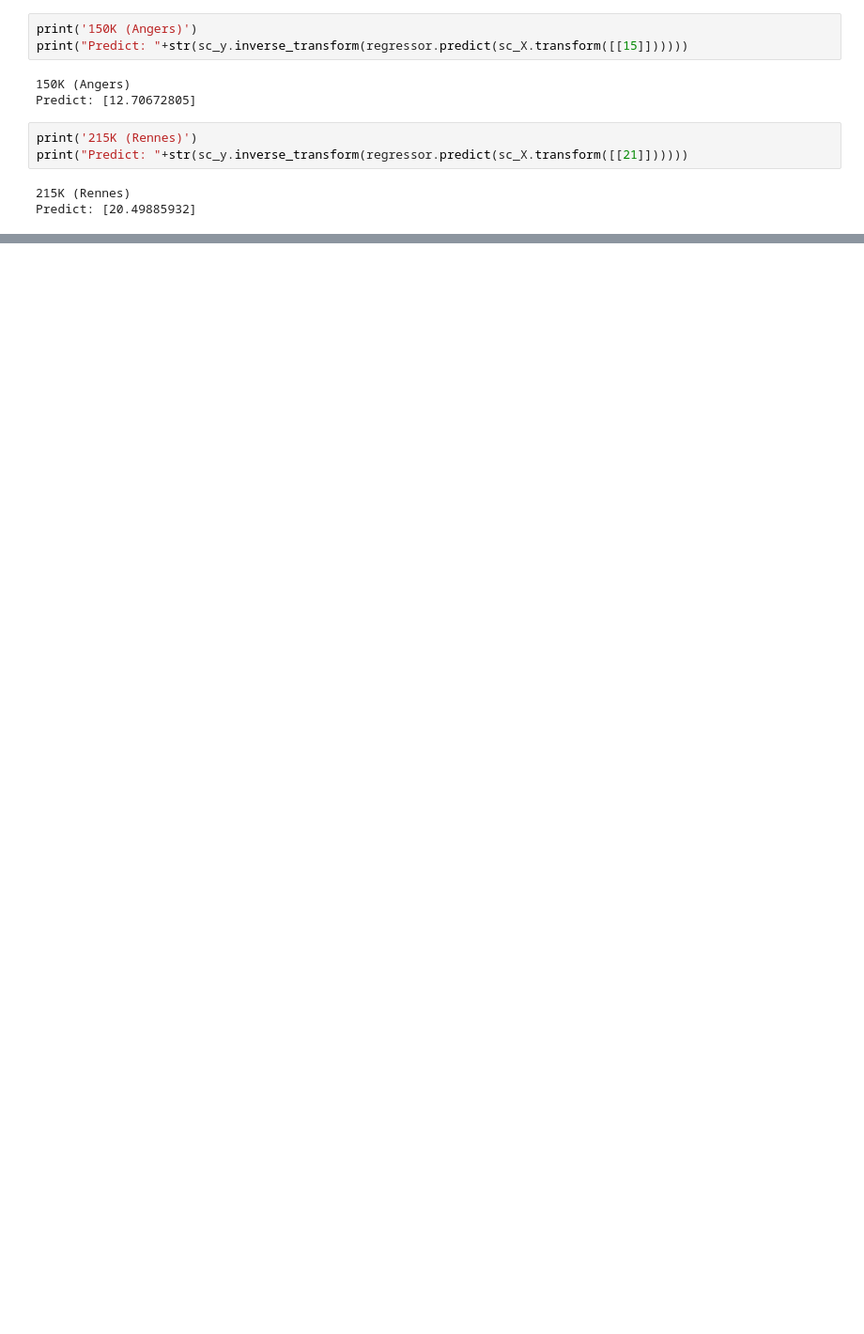
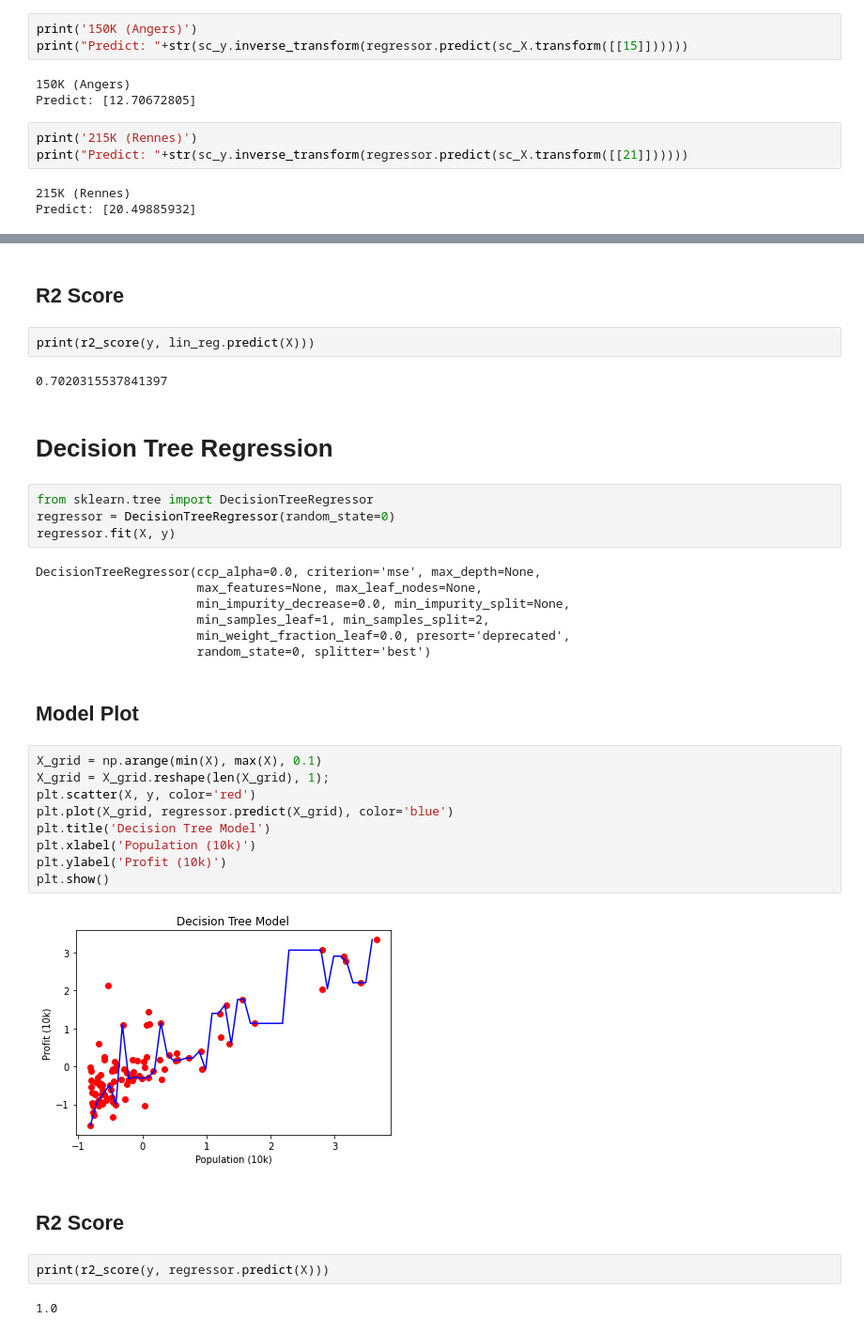
Before and after one commit to SimonDuperray/ai_FoodTrucks, a Jupyter notebook: FoodTruck.ipynb, the cells around one changed output, grey strips where cells are left out. Shown at 94% size. Saved outputs shown, nothing was run; the diff lists cells and outputs as text; blank space fills up the shorter version.

```diff
--- a/FoodTruck.ipynb
+++ b/FoodTruck.ipynb
@@ -192,0 +245,38 @@ Predict: [20.49885932]
+# %% [markdown]
+## R2 Score
+# %%
+print(r2_score(y, lin_reg.predict(X)))
+# %% [output]
+0.7020315537841397
+# %% [markdown]
+# Decision Tree Regression
+# %%
+from sklearn.tree import DecisionTreeRegressor
+regressor = DecisionTreeRegressor(random_state=0)
+regressor.fit(X, y)
+# %% [output]
+DecisionTreeRegressor(ccp_alpha=0.0, criterion='mse', max_depth=None,
+                      max_features=None, max_leaf_nodes=None,
+                      min_impurity_decrease=0.0, min_impurity_split=None,
+                      min_samples_leaf=1, min_samples_split=2,
+                      min_weight_fraction_leaf=0.0, presort='deprecated',
+                      random_state=0, splitter='best')
+# %% [markdown]
+## Model Plot
+# %%
+X_grid = np.arange(min(X), max(X), 0.1)
+X_grid = X_grid.reshape(len(X_grid), 1);
+plt.scatter(X, y, color='red')
+plt.plot(X_grid, regressor.predict(X_grid), color='blue')
+plt.title('Decision Tree Model')
+plt.xlabel('Population (10k)')
+plt.ylabel('Profit (10k)')
+plt.show()
+# %% [output]
+[figure, added]
+# %% [markdown]
+## R2 Score
+# %%
+print(r2_score(y, regressor.predict(X)))
+# %% [output]
+1.0
```
Also changed, not shown: parts of 27 cells of this notebook, 2 other files.
